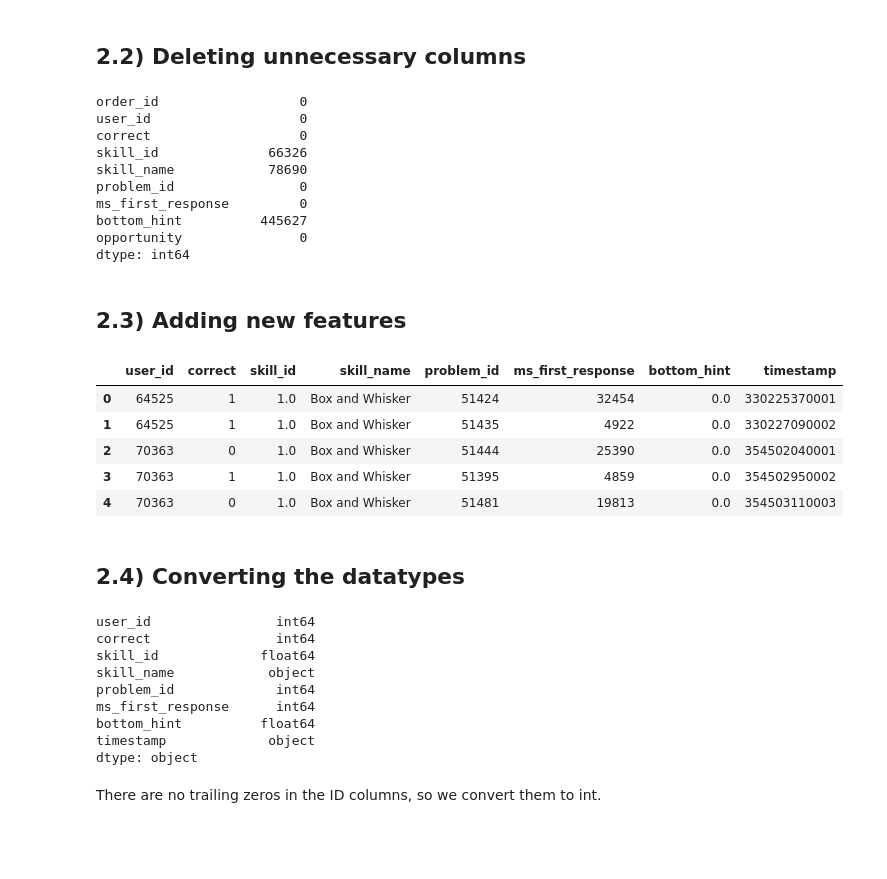
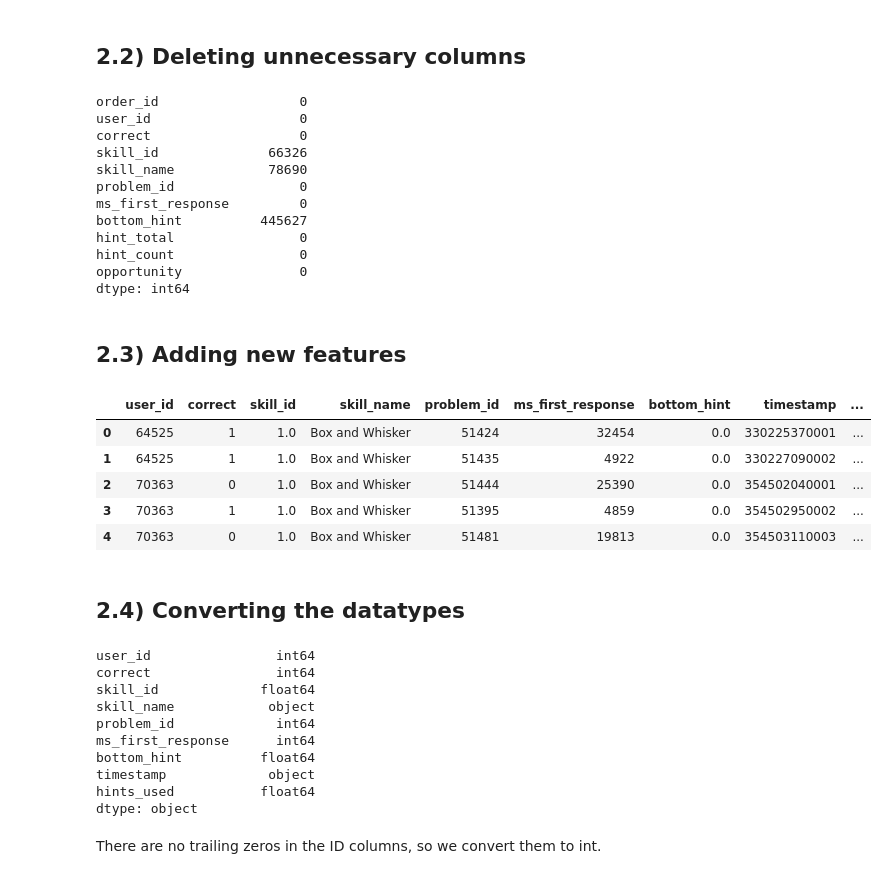
Before and after one commit to botond0401/personalized-education, a Jupyter notebook: notebooks/data_exploration.ipynb, the cells around one changed output. Cells and saved outputs as stored; diff of their text form; code cells hidden in the pictures; blank space fills up the shorter version.

Commit message:
result runs added, data exploration changed

```diff
--- a/notebooks/data_exploration.ipynb
+++ b/notebooks/data_exploration.ipynb
@@ -12,7 +14,8 @@ pd.set_option('display.max_rows', None)
 # %% [markdown]
 ## 2.1) Importing data
 # %%
-df_data = pd.read_csv('data/raw/skill_builder_data.csv', encoding='ISO-8859-1', low_memory=False)
+data_folder = os.path.join(os.getcwd(), '..', 'data')
+df_data = pd.read_csv(data_folder + '/raw/skill_builder_data.csv', encoding='ISO-8859-1', low_memory=False)
 df_data.head()
 # %% [output]
 |  | order_id | assignment_id | user_id | assistment_id | problem_id | original | correct | attempt_count | ... |
@@ -25,7 +28,7 @@ df_data.head()
 ## 2.2) Deleting unnecessary columns
 # %%
 columns_to_keep = ['order_id', 'user_id', 'correct', 'skill_id', 'skill_name', 'problem_id',
-                              'ms_first_response', 'bottom_hint', 'opportunity']
+                              'ms_first_response', 'bottom_hint', 'hint_total', 'hint_count', 'opportunity']
 df_data_filtered = df_data[columns_to_keep]
 df_data_filtered.isna().sum()
 # %% [output]
@@ -37,6 +40,8 @@ skill_name            78690
 problem_id                0
 ms_first_response         0
 bottom_hint          445627
+hint_total                0
+hint_count                0
 opportunity               0
 dtype: int64
 # %% [markdown]
@@ -44,25 +49,31 @@ dtype: int64
 # %%
 df_data_full = df_data_filtered.dropna(subset='skill_id')
 
 df_data_full = df_data_full.copy()
 
 df_data_full['bottom_hint'] = df_data_full['bottom_hint'].fillna(0)
 
 df_data_full['opportunity_padded'] = df_data_full['opportunity'].apply(lambda x: f"{int(x):04d}")
 
 # Create the 'timestamp' column by concatenating 'order_id' and padded 'opportunity'
 df_data_full['timestamp'] = df_data_full['order_id'].astype(str) + df_data_full['opportunity_padded']
 
-df_data_full.drop(columns=['opportunity', 'opportunity_padded', 'order_id'], inplace=True)
+df_data_full['hints_used'] = np.where(
+    df_data_full['hint_total'] == 0,  # Condition: hint_total is 0
+    0,                                # Value when true (set to 0)
+    df_data_full['hint_count'] / df_data_full['hint_total']  # Normal division otherwise
+)
+
+df_data_full.drop(columns=['opportunity', 'opportunity_padded', 'order_id', 'hint_total', 'hint_count'], inplace=True)
 
 df_data_full.head()
 # %% [output]
-|  | user_id | correct | skill_id | skill_name | problem_id | ms_first_response | bottom_hint | timestamp |
-| 0 | 64525 | 1 | 1.0 | Box and Whisker | 51424 | 32454 | 0.0 | 330225370001 |
-| 1 | 64525 | 1 | 1.0 | Box and Whisker | 51435 | 4922 | 0.0 | 330227090002 |
-| 2 | 70363 | 0 | 1.0 | Box and Whisker | 51444 | 25390 | 0.0 | 354502040001 |
-| 3 | 70363 | 1 | 1.0 | Box and Whisker | 51395 | 4859 | 0.0 | 354502950002 |
-| 4 | 70363 | 0 | 1.0 | Box and Whisker | 51481 | 19813 | 0.0 | 354503110003 |
+|  | user_id | correct | skill_id | skill_name | problem_id | ms_first_response | bottom_hint | timestamp | ... |
+| 0 | 64525 | 1 | 1.0 | Box and Whisker | 51424 | 32454 | 0.0 | 330225370001 | ... |
+| 1 | 64525 | 1 | 1.0 | Box and Whisker | 51435 | 4922 | 0.0 | 330227090002 | ... |
+| 2 | 70363 | 0 | 1.0 | Box and Whisker | 51444 | 25390 | 0.0 | 354502040001 | ... |
+| 3 | 70363 | 1 | 1.0 | Box and Whisker | 51395 | 4859 | 0.0 | 354502950002 | ... |
+| 4 | 70363 | 0 | 1.0 | Box and Whisker | 51481 | 19813 | 0.0 | 354503110003 | ... |
 # %% [markdown]
 ## 2.4) Converting the datatypes
 # %%
@@ -76,6 +87,7 @@ problem_id             int64
 ms_first_response      int64
 bottom_hint          float64
 timestamp             object
+hints_used           float64
 dtype: object
 # %% [markdown]
 There are no trailing zeros in the ID columns, so we convert them to int.
```
Also changed, not shown: parts of 18 cells of this notebook, 2 other files.
